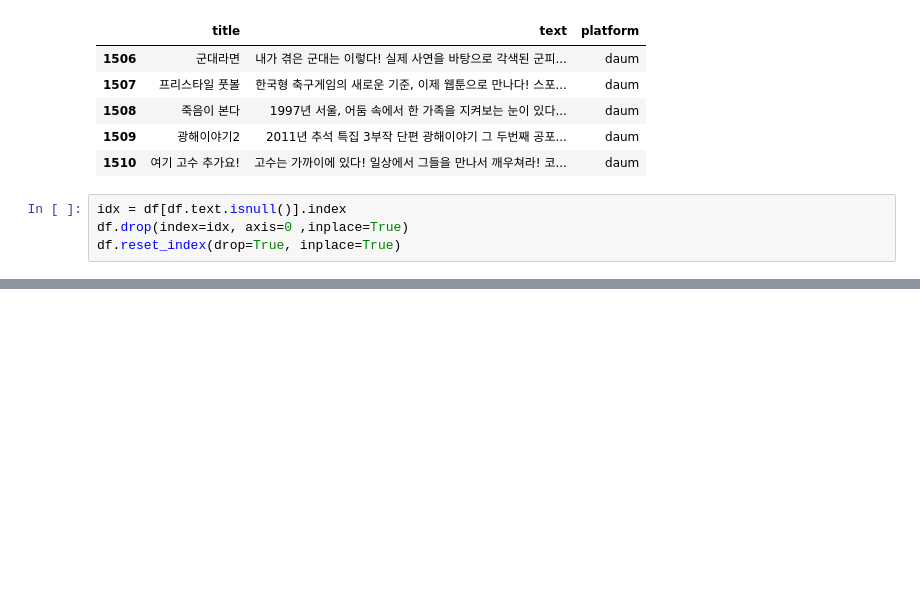
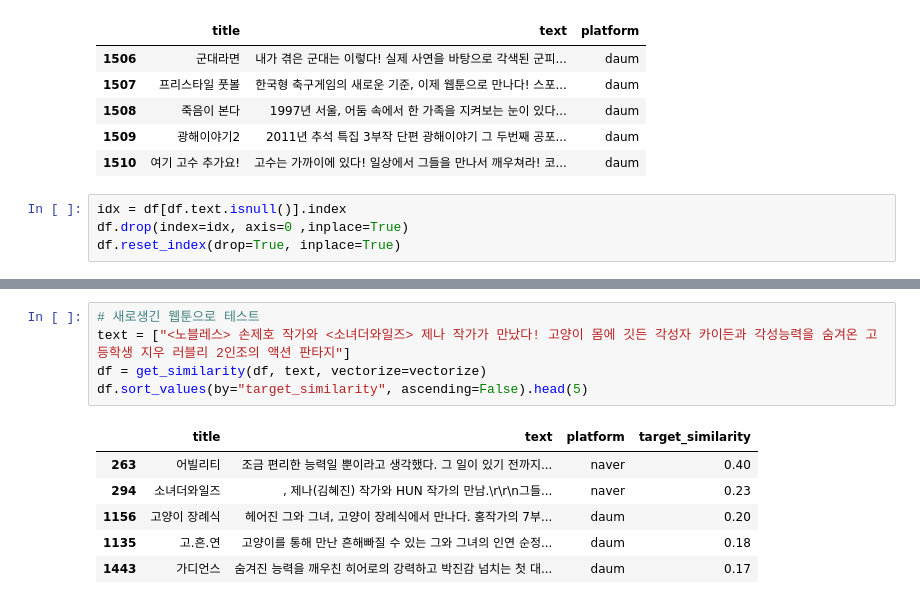
Before and after one commit to brightscannon/Webtoon_recommand_system, a Jupyter notebook: 3.Naver_modeling_1st.ipynb, the cells around one changed output, grey strips where cells are left out. Saved outputs shown, nothing was run; the diff lists cells and outputs as text; blank space fills up the shorter version.

```diff
--- a/3.Naver_modeling_1st.ipynb
+++ b/3.Naver_modeling_1st.ipynb
@@ -342,0 +356,12 @@ df.sort_values(by="target_similarity", ascending=False).head(5)
+# %%
+# 새로생긴 웹툰으로 테스트
+text = ["<노블레스> 손제호 작가와 <소녀더와일즈> 제나 작가가 만났다! 고양이 몸에 깃든 각성자 카이든과 각성능력을 숨겨온 고등학생 지우 러블리 2인조의 액션 판타지"]
+df = get_similarity(df, text, vectorize=vectorize)
+df.sort_values(by="target_similarity", ascending=False).head(5)
+# %% [output]
+|  | title | text | platform | target_similarity |
+| 263 | 어빌리티 | 조금 편리한 능력일 뿐이라고 생각했다. 그 일이 있기 전까지... | naver | 0.40 |
+| 294 | 소녀더와일즈 | , 제나(김혜진) 작가와 HUN 작가의 만남.\r\r\n그들... | naver | 0.23 |
+| 1156 | 고양이 장례식 | 헤어진 그와 그녀, 고양이 장례식에서 만나다. 홍작가의 7부... | daum | 0.20 |
+| 1135 | 고.흔.연 | 고양이를 통해 만난 흔해빠질 수 있는 그와 그녀의 인연 순정... | daum | 0.18 |
+| 1443 | 가디언스 | 숨겨진 능력을 깨우친 히어로의 강력하고 박진감 넘치는 첫 대... | daum | 0.17 |
```
Also changed, not shown: parts of 7 cells of this notebook.
